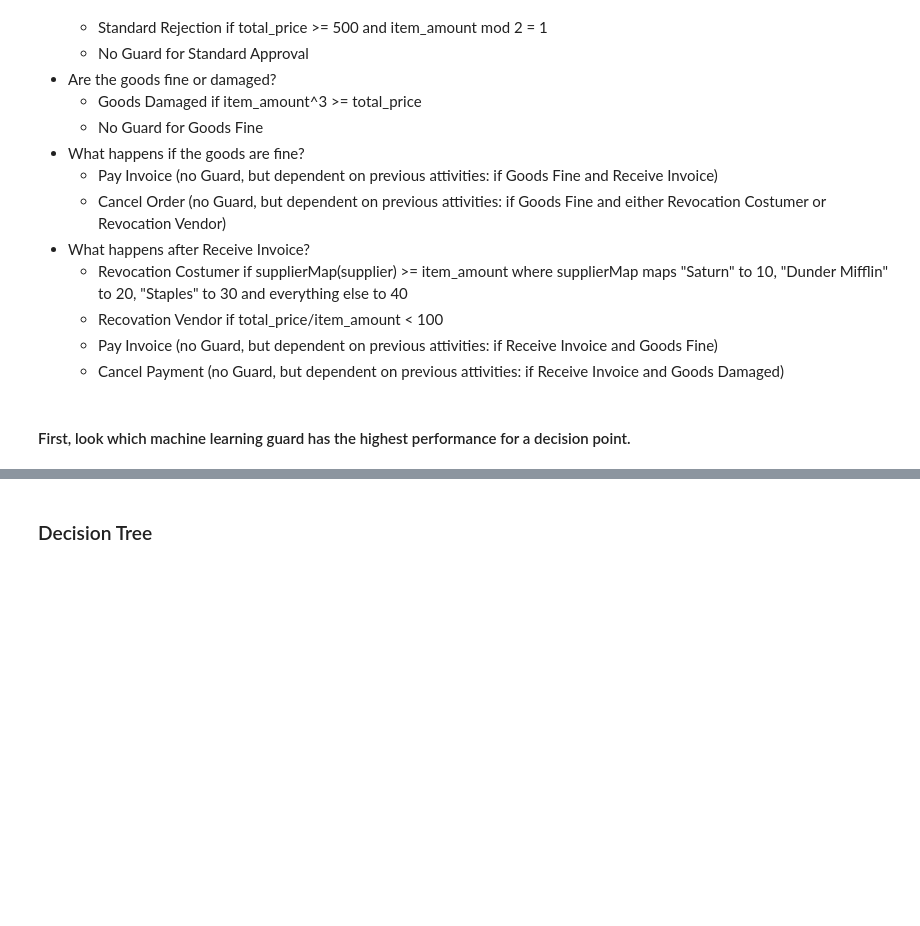
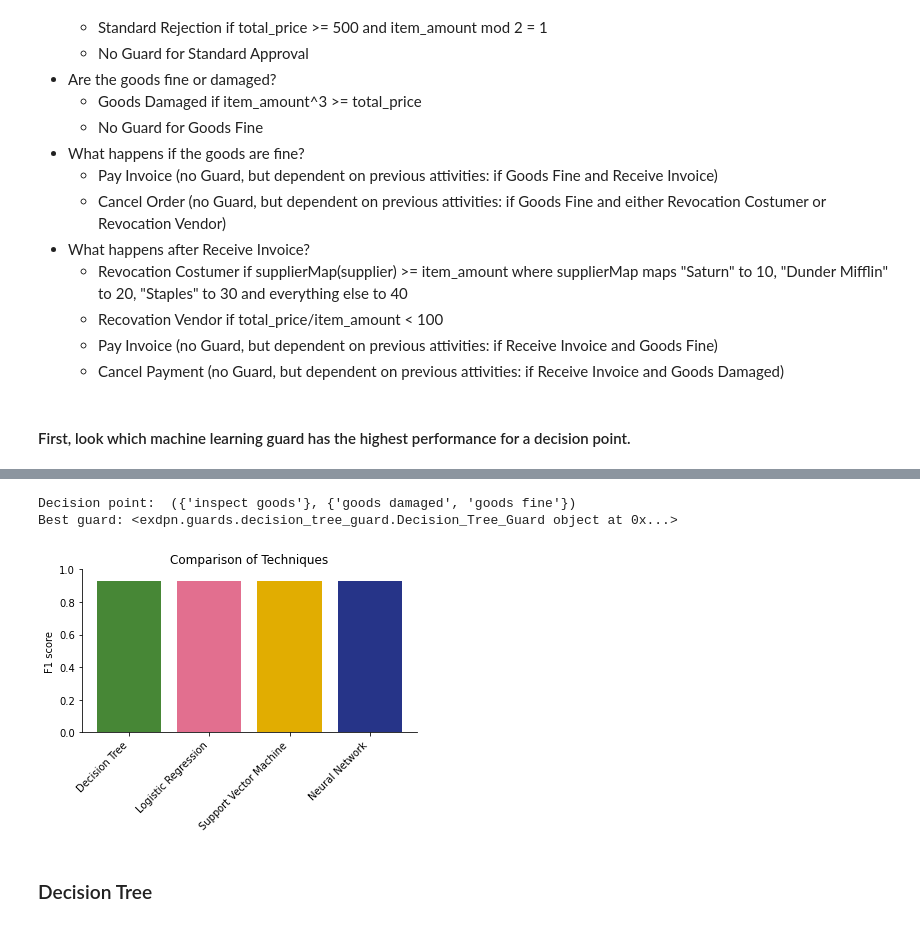
Before and after one commit to aarkue/eXdpn, a Jupyter notebook: qualitative_analysis/qualitative_analysis_nonlinearities.ipynb, the cells around one changed output, grey strips where cells are left out. Drawn from its saved outputs; the diff is of its cells as text; code cells hidden in the pictures; blank space fills up the shorter version.

```diff
--- a/qualitative_analysis/qualitative_analysis_nonlinearities.ipynb
+++ b/qualitative_analysis/qualitative_analysis_nonlinearities.ipynb
@@ -103,3 +105,12 @@ Best guard: <exdpn.guards.neural_network_guard.Neural_Network_Guard object at 0x
+# %%
+print("Decision point: ", decision_points[5])
+dpn_nonlinearities.guard_manager_per_place[decision_points[5]].get_comparison_plot()
+best_guard = dpn_nonlinearities.get_guard_at_place(decision_points[5])
+print("Best guard:", best_guard)
+# %% [output]
+Decision point:  ({'inspect goods'}, {'goods damaged', 'goods fine'})
+Best guard: <exdpn.guards.decision_tree_guard.Decision_Tree_Guard object at 0x...>
+[figure, added]
 # %% [markdown]
 ### Decision Tree
 # %%
```
Also changed, not shown: parts of 7 cells of this notebook, 4 other files.
